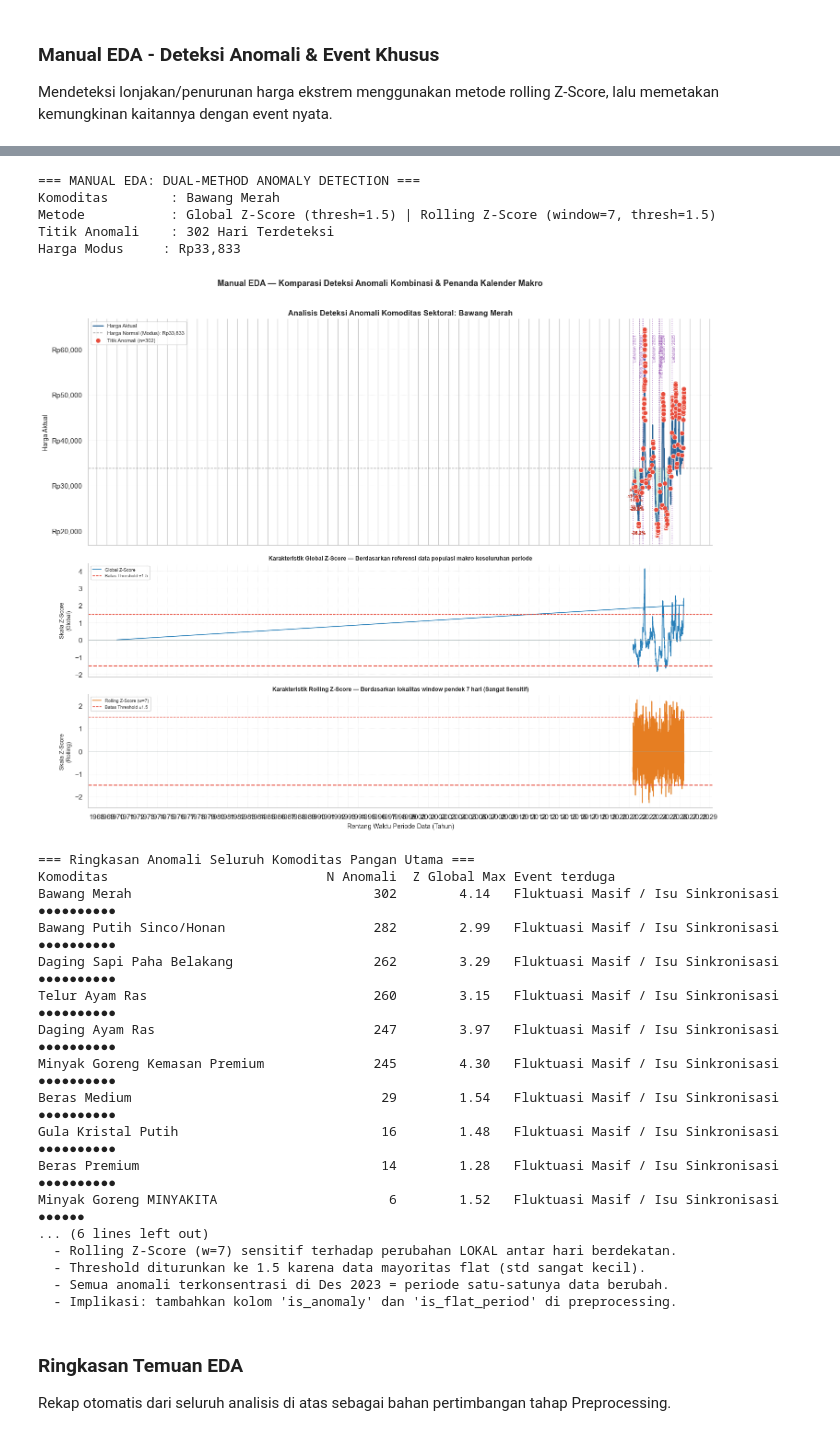
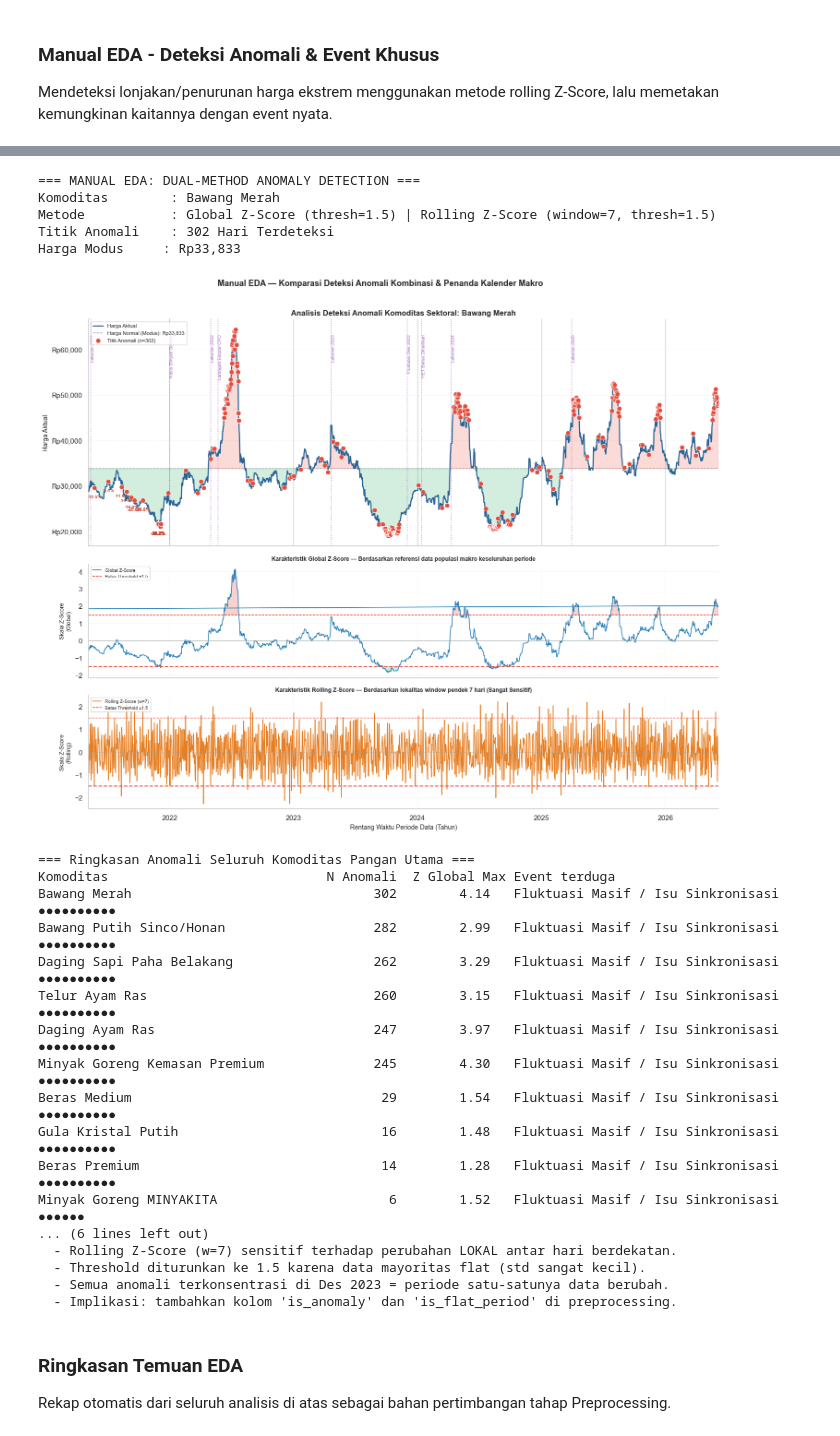
Before and after one commit to kadeksavitady/MarketCast, a Jupyter notebook: notebooks/1_0_eda_marketcast.ipynb, the cells around one changed output, grey strips where cells are left out. Saved outputs shown, nothing was run; the diff lists cells and outputs as text; code cells hidden in the pictures.

```diff
--- a/notebooks/1_0_eda_marketcast.ipynb
+++ b/notebooks/1_0_eda_marketcast.ipynb
@@ -949,6 +953,8 @@ plt.xlabel('Rentang Waktu Periode Data (Tahun)', fontsize=10)
 
 fig.suptitle('Manual EDA — Komparasi Deteksi Anomali Kombinasi & Penanda Kalender Makro',
              fontsize=13, fontweight='bold', y=1.01)
+ax3.set_xlim(series.index.min(), series.index.max())
+
 plt.tight_layout(h_pad=1.0)
 plt.show()
 
@@ -962,34 +968,34 @@ for komod in komod_plot:
     mask_k, zg, zr = detect_anomalies_dual(s)
     n_anom = int(mask_k.sum())
     zg_max = float(zg.abs().max())
     summary_rows.append({'komoditas': komod, 'n_anomali': n_anom, 'zg_max': zg_max})
 
 summary_df = (pd.DataFrame(summary_rows).sort_values('n_anomali', ascending=False).reset_index(drop=True))
 
 for _, row in summary_df.iterrows():
     bar    = '●' * min(row['n_anomali'], 10)
     desc = 'Fluktuasi Masif / Isu Sinkronisasi' if row['n_anomali'] > 0 else 'Stabil Konstan'
     print(f"{row['komoditas']:<35} {row['n_anomali']:>10}  {row['zg_max']:>10.2f}   {desc:<30} {bar}")
 
 most_anom = summary_df.iloc[0]
 print(f"\nKomoditas paling banyak anomali : {most_anom['komoditas']} ({most_anom['n_anomali']} titik)")
 print(f"Komoditas Global Z-Score tertinggi: "
       f"{summary_df.loc[summary_df['zg_max'].idxmax(), 'komoditas']} "
       f"(z={summary_df['zg_max'].max():.2f})")
 print()
 print("Catatan metodologi:")
 print("  - Global Z-Score sensitif terhadap deviasi dari RATA-RATA seluruh periode.")
 print("  - Rolling Z-Score (w=7) sensitif terhadap perubahan LOKAL antar hari berdekatan.")
 print("  - Threshold diturunkan ke 1.5 karena data mayoritas flat (std sangat kecil).")
 print("  - Semua anomali terkonsentrasi di Des 2023 = periode satu-satunya data berubah.")
 print("  - Implikasi: tambahkan kolom 'is_anomaly' dan 'is_flat_period' di preprocessing.")
 # %% [output]
 === MANUAL EDA: DUAL-METHOD ANOMALY DETECTION ===
 Komoditas        : Bawang Merah
 Metode           : Global Z-Score (thresh=1.5) | Rolling Z-Score (window=7, thresh=1.5)
 Titik Anomali    : 302 Hari Terdeteksi
 Harga Modus     : Rp33,833
-[figure, old version]
+[figure, new version]
 === Ringkasan Anomali Seluruh Komoditas Pangan Utama ===
 Komoditas                            N Anomali  Z Global Max Event terduga
 Bawang Merah                               302        4.14   Fluktuasi Masif / Isu Sinkronisasi ●●●●●●●●●●
```
Also changed, not shown: parts of 3 cells of this notebook.
